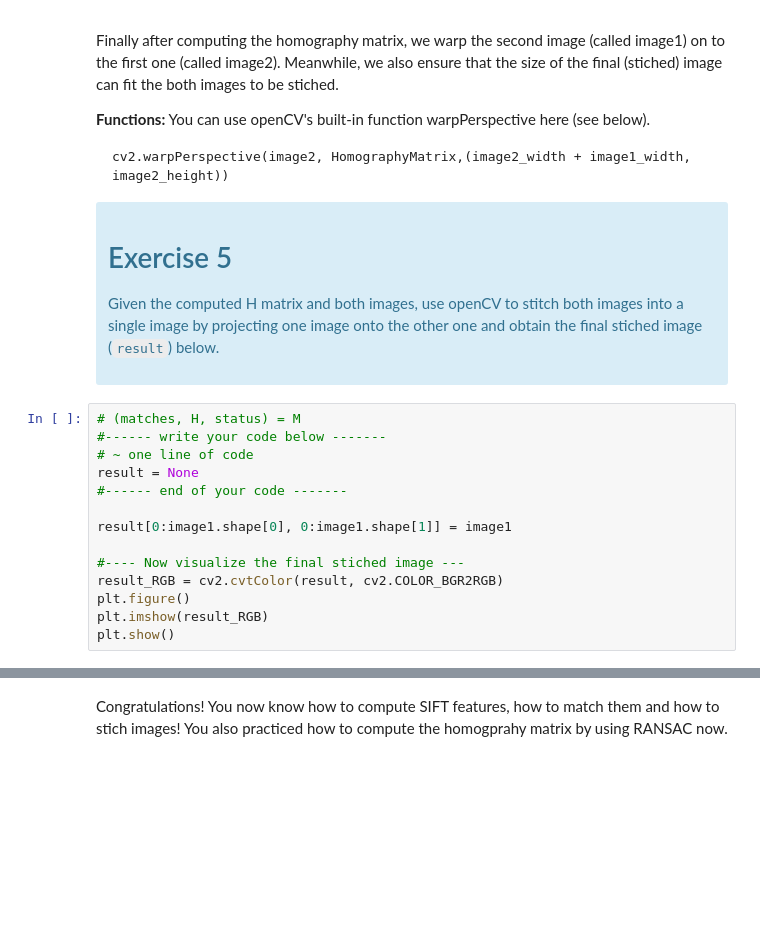
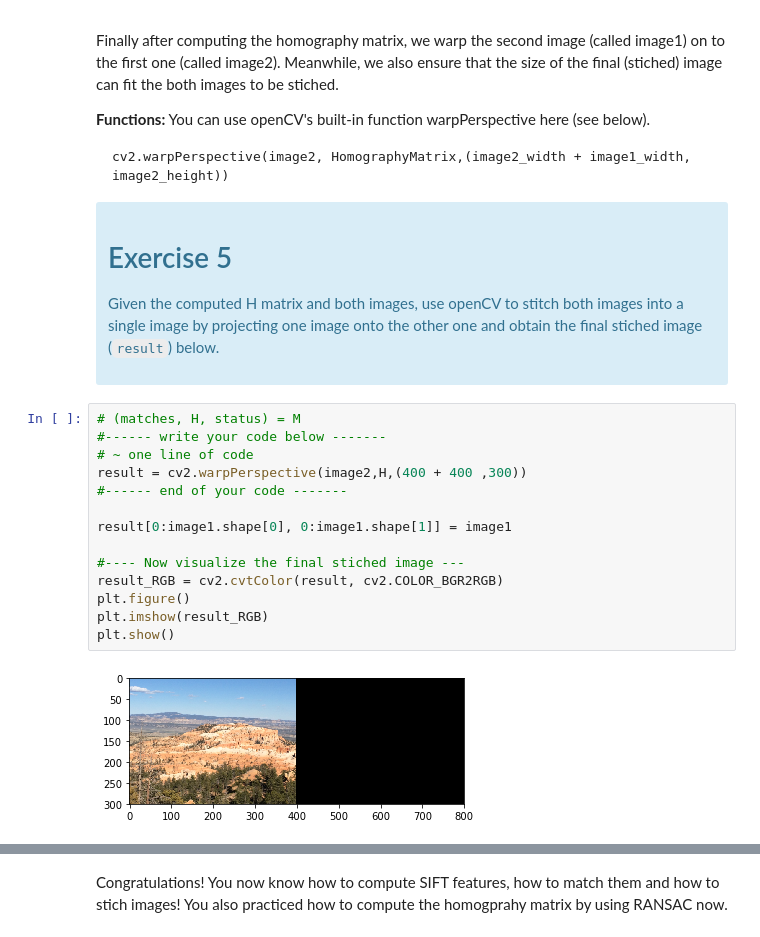
Before and after one commit to prashanth41/CV-FALL-2018, a Jupyter notebook: Assignment 5/SIFTPanoramicImageStitching.ipynb, the cells around one changed output, grey strips where cells are left out. Drawn from its saved outputs; the diff is of its cells as text; blank space fills up the shorter version.

```diff
--- a/Assignment 5/SIFTPanoramicImageStitching.ipynb
+++ b/Assignment 5/SIFTPanoramicImageStitching.ipynb
@@ -323,17 +344,19 @@ Finally after computing the homography matrix, we warp the second image (called
 # %%
 # (matches, H, status) = M
 #------ write your code below -------
 # ~ one line of code
-result = None
+result = cv2.warpPerspective(image2,H,(400 + 400 ,300))
 #------ end of your code -------
 
 result[0:image1.shape[0], 0:image1.shape[1]] = image1
 
 #---- Now visualize the final stiched image ---
 result_RGB = cv2.cvtColor(result, cv2.COLOR_BGR2RGB)
 plt.figure()
 plt.imshow(result_RGB)
 plt.show()
+# %% [output]
+[figure, added]
 # %% [markdown]
 **Expected ouput:**
 
```
Also changed, not shown: parts of 6 cells of this notebook.
